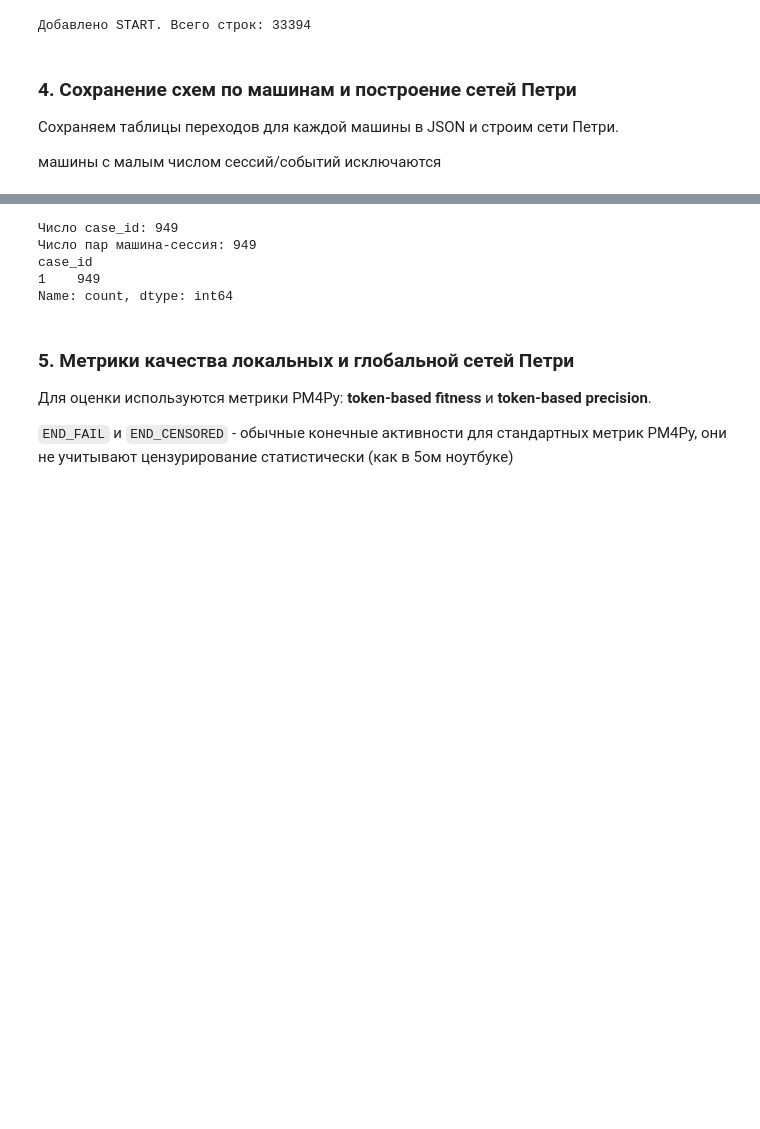
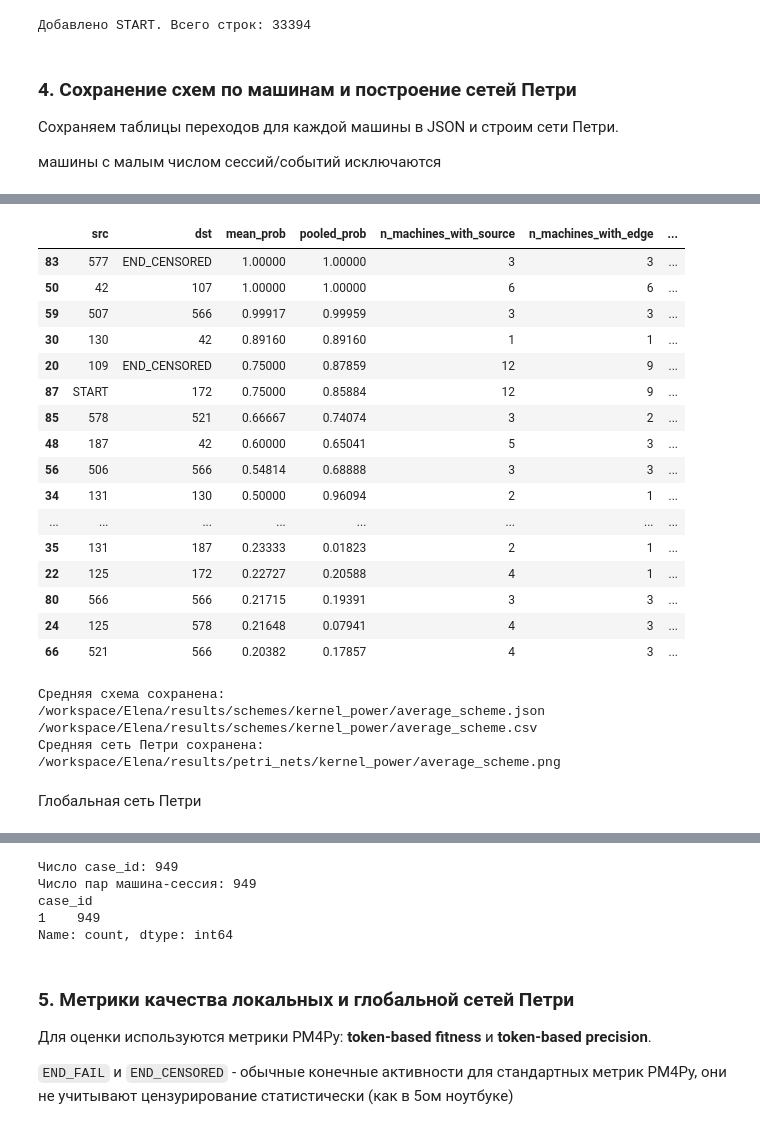
Before and after one commit to iuliivasilev/SurvivalProcessMining, a Jupyter notebook: Reliability_Sudeikina/04_component_schemes.ipynb, the cells around one changed output, grey strips where cells are left out. Cells and saved outputs as stored; diff of their text form; code cells hidden in the pictures; blank space fills up the shorter version.

```diff
--- a/Reliability_Sudeikina/04_component_schemes.ipynb
+++ b/Reliability_Sudeikina/04_component_schemes.ipynb
@@ -217,3 +238,48 @@ print("Исключены:", excluded_m)
+# %%
+average_scheme = average_machine_schemes(schemes_dir, machine_ids=valid_m)
+
+display(
+    average_scheme.sort_values("mean_prob", ascending=False).head(30).round(5)
+)
+
+average_scheme.to_csv(
+    Path(schemes_dir) / "average_scheme.csv",
+    index=False
+)
+
+print("Средняя схема сохранена:")
+print(Path(schemes_dir) / "average_scheme.json")
+print(Path(schemes_dir) / "average_scheme.csv")
+
+average_net, average_im, average_fm = build_average_petri_net(average_scheme)
+average_model = (average_net, average_im, average_fm)
+average_petri_path = Path(petri_dir) / "average_scheme.png"
+# pm4py.save_vis_petri_net(average_net, average_im, average_fm, str(average_petri_path))
+print("Средняя сеть Петри сохранена:", average_petri_path)
+# %% [output]
+|  | src | dst | mean_prob | pooled_prob | n_machines_with_source | n_machines_with_edge | ... |
+| 83 | 577 | END_CENSORED | 1.00000 | 1.00000 | 3 | 3 | ... |
+| 50 | 42 | 107 | 1.00000 | 1.00000 | 6 | 6 | ... |
+| 59 | 507 | 566 | 0.99917 | 0.99959 | 3 | 3 | ... |
+| 30 | 130 | 42 | 0.89160 | 0.89160 | 1 | 1 | ... |
+| 20 | 109 | END_CENSORED | 0.75000 | 0.87859 | 12 | 9 | ... |
+| 87 | START | 172 | 0.75000 | 0.85884 | 12 | 9 | ... |
+| 85 | 578 | 521 | 0.66667 | 0.74074 | 3 | 2 | ... |
+| 48 | 187 | 42 | 0.60000 | 0.65041 | 5 | 3 | ... |
+| 56 | 506 | 566 | 0.54814 | 0.68888 | 3 | 3 | ... |
+| 34 | 131 | 130 | 0.50000 | 0.96094 | 2 | 1 | ... |
+| ... | ... | ... | ... | ... | ... | ... | ... |
+| 35 | 131 | 187 | 0.23333 | 0.01823 | 2 | 1 | ... |
+| 22 | 125 | 172 | 0.22727 | 0.20588 | 4 | 1 | ... |
+| 80 | 566 | 566 | 0.21715 | 0.19391 | 3 | 3 | ... |
+| 24 | 125 | 578 | 0.21648 | 0.07941 | 4 | 3 | ... |
+| 66 | 521 | 566 | 0.20382 | 0.17857 | 4 | 3 | ... |
+Средняя схема сохранена:
+/workspace/Elena/results/schemes/kernel_power/average_scheme.json
+/workspace/Elena/results/schemes/kernel_power/average_scheme.csv
+Средняя сеть Петри сохранена: /workspace/Elena/results/petri_nets/kernel_power/average_scheme.png
+# %% [markdown]
+Глобальная сеть Петри
 # %%
 os.environ["PATH"] += os.pathsep + r"C:\Program Files\Graphviz\bin"
 
```
Also changed, not shown: parts of 11 cells of this notebook, 2 other files.
